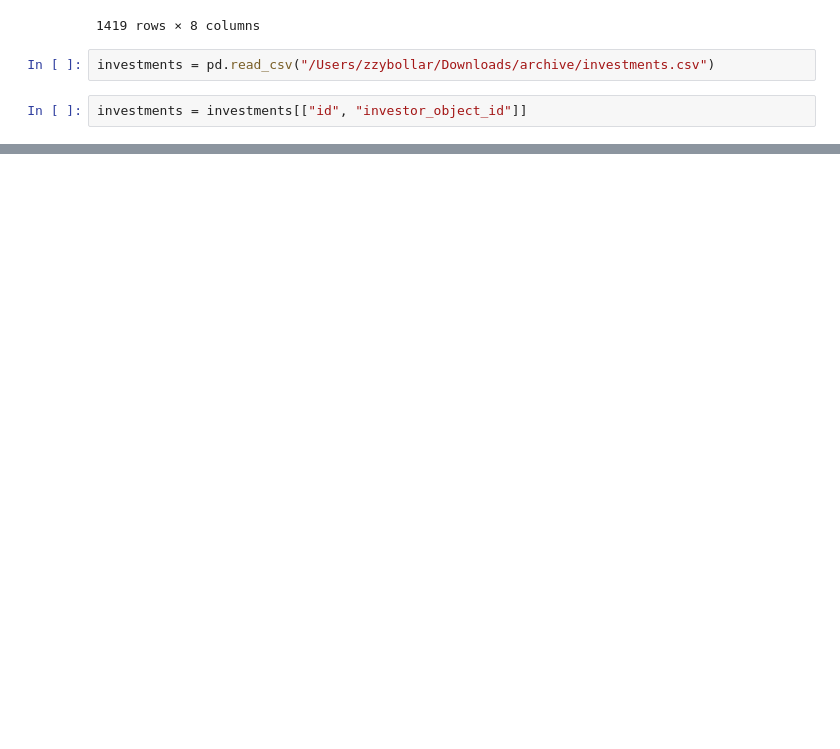
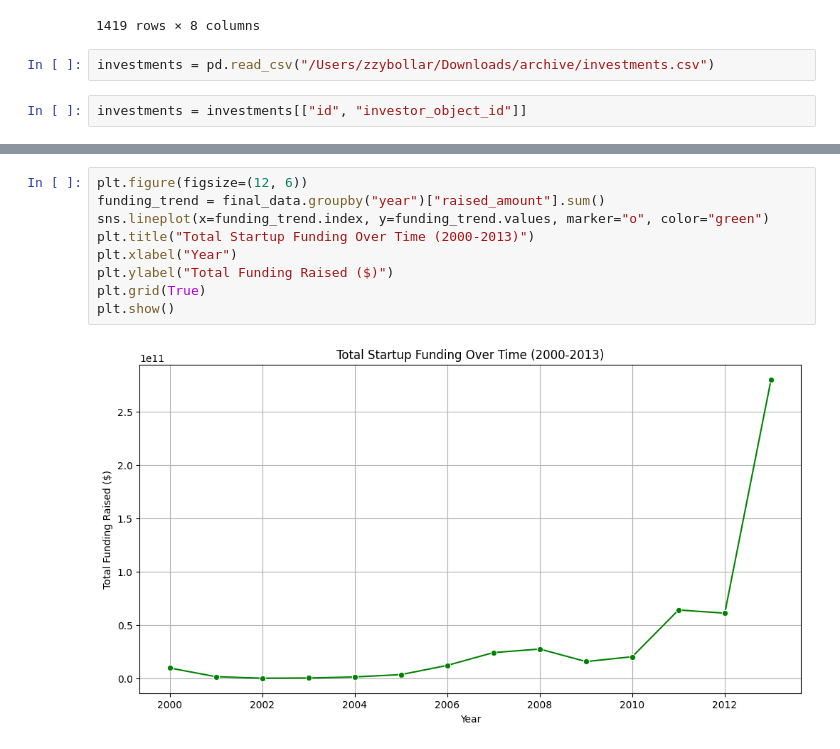
Before and after one commit to ECO225-W2025/eco225-project-code-bollarzhao, a Jupyter notebook: report_1.ipynb, the cells around one changed output, grey strips where cells are left out. Saved outputs shown, nothing was run; the diff lists cells and outputs as text; blank space fills up the shorter version.

```diff
--- a/report_1.ipynb
+++ b/report_1.ipynb
@@ -71,0 +119,11 @@ merged_data.reset_index(drop=True, inplace=True)
+# %%
+plt.figure(figsize=(12, 6))
+funding_trend = final_data.groupby("year")["raised_amount"].sum()
+sns.lineplot(x=funding_trend.index, y=funding_trend.values, marker="o", color="green")
+plt.title("Total Startup Funding Over Time (2000-2013)")
+plt.xlabel("Year")
+plt.ylabel("Total Funding Raised ($)")
+plt.grid(True)
+plt.show()
+# %% [output]
+[figure, added]
```
Also changed, not shown: parts of 9 cells of this notebook.
